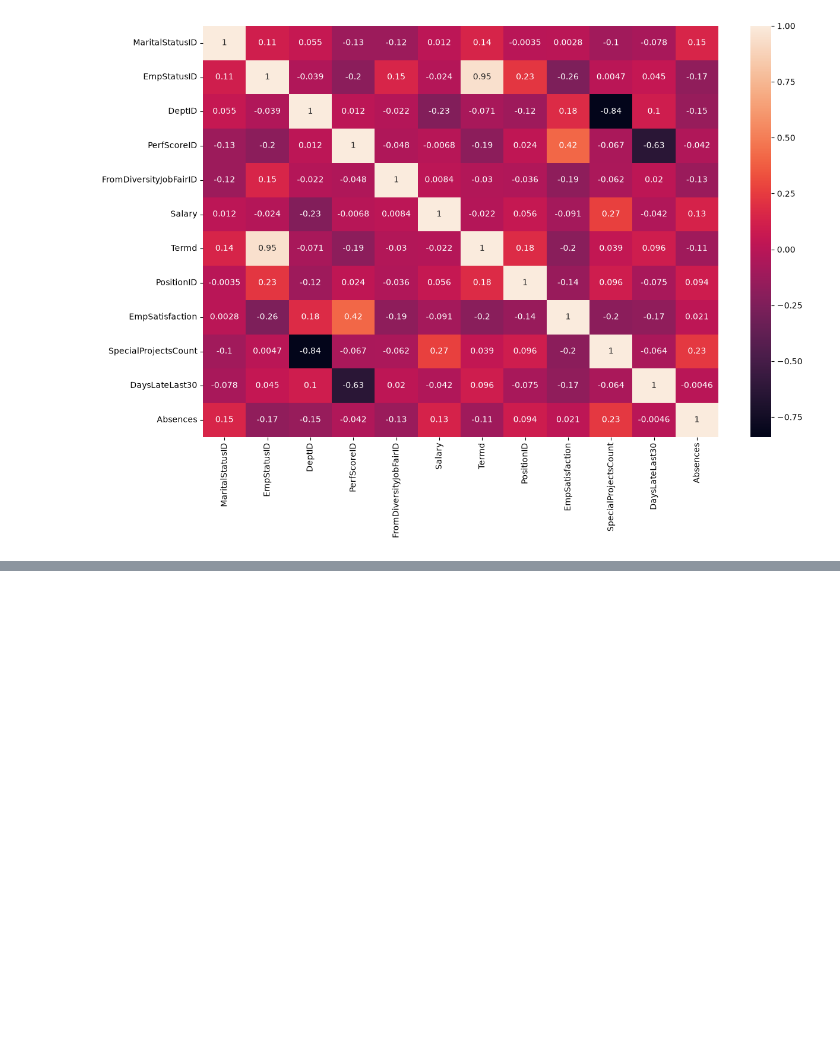
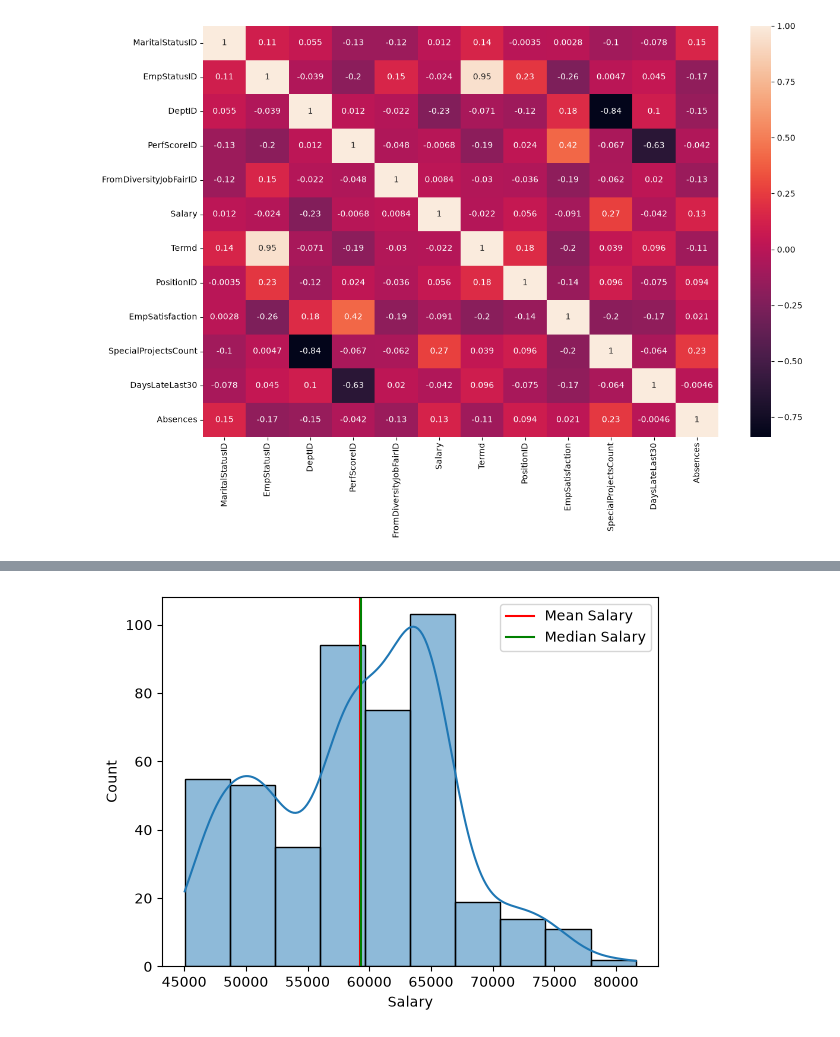
Before and after one commit to Shaswat64/Data-Sci, a Jupyter notebook: visualization.ipynb, the cells around one changed output, grey strips where cells are left out. Drawn from its saved outputs; the diff is of its cells as text; code cells hidden in the pictures; blank space fills up the shorter version.

```diff
--- a/visualization.ipynb
+++ b/visualization.ipynb
@@ -150,0 +170,8 @@ sns.heatmap(corr_data, annot=True)
+# %%
+sns.histplot(salary, bins=10, kde = True)
+plt.axvline(mean_salary, color = 'Red', label = 'Mean Salary')
+plt.axvline(median_salary, color = 'Green', label = 'Median Salary')
+plt.legend()
+plt.show()
+# %% [output]
+[figure, added]
```
Also changed, not shown: parts of 12 cells of this notebook, 1 other file.
